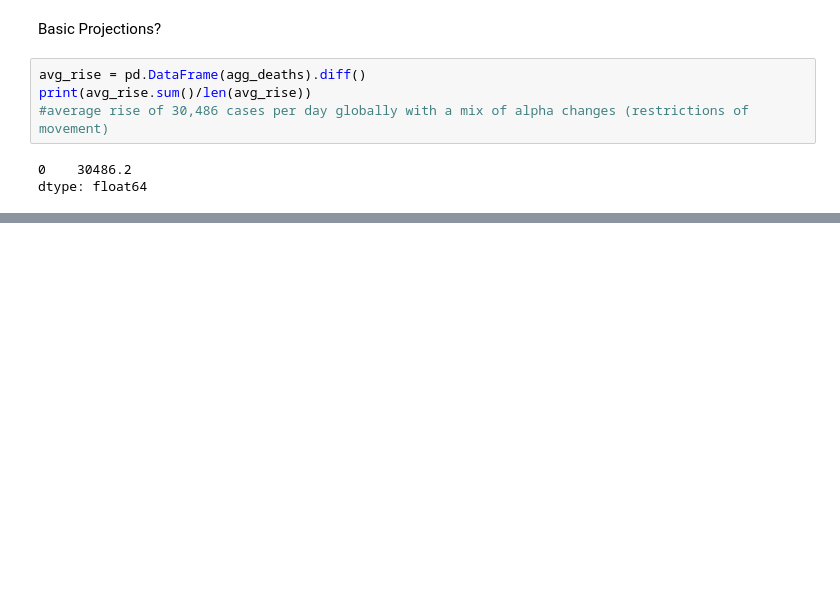
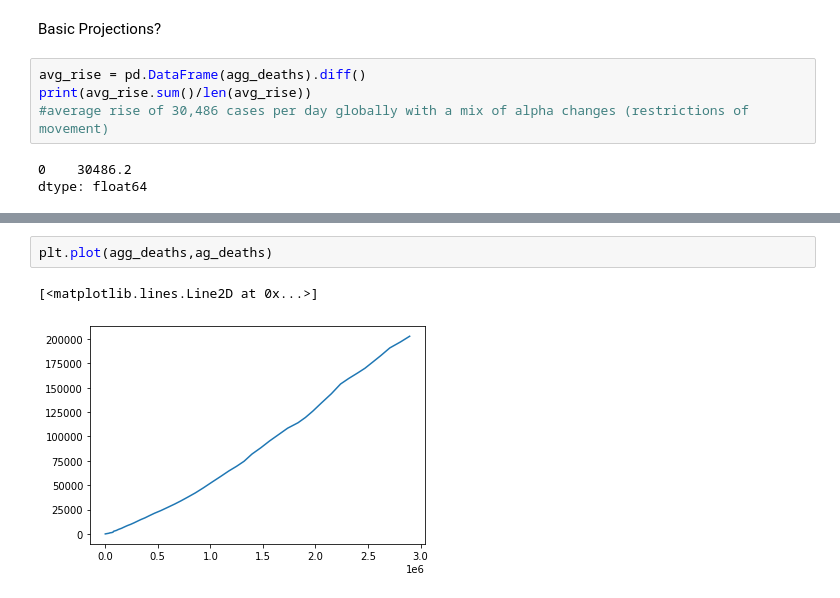
Before and after one commit to RahulBatra065/Report-on-Covid-19, a Jupyter notebook: nb.ipynb, the cells around one changed output, grey strips where cells are left out. Cells and saved outputs as stored; diff of their text form; blank space fills up the shorter version.

```diff
--- a/nb.ipynb
+++ b/nb.ipynb
@@ -133,0 +226,5 @@ theoretically plotting the average rise ignoring the SIR model primarily due to
+# %%
+plt.plot(agg_deaths,ag_deaths)
+# %% [output]
+[<matplotlib.lines.Line2D at 0x...>]
+[figure, added]
```
Also changed, not shown: parts of 19 cells of this notebook, 1 other file.
